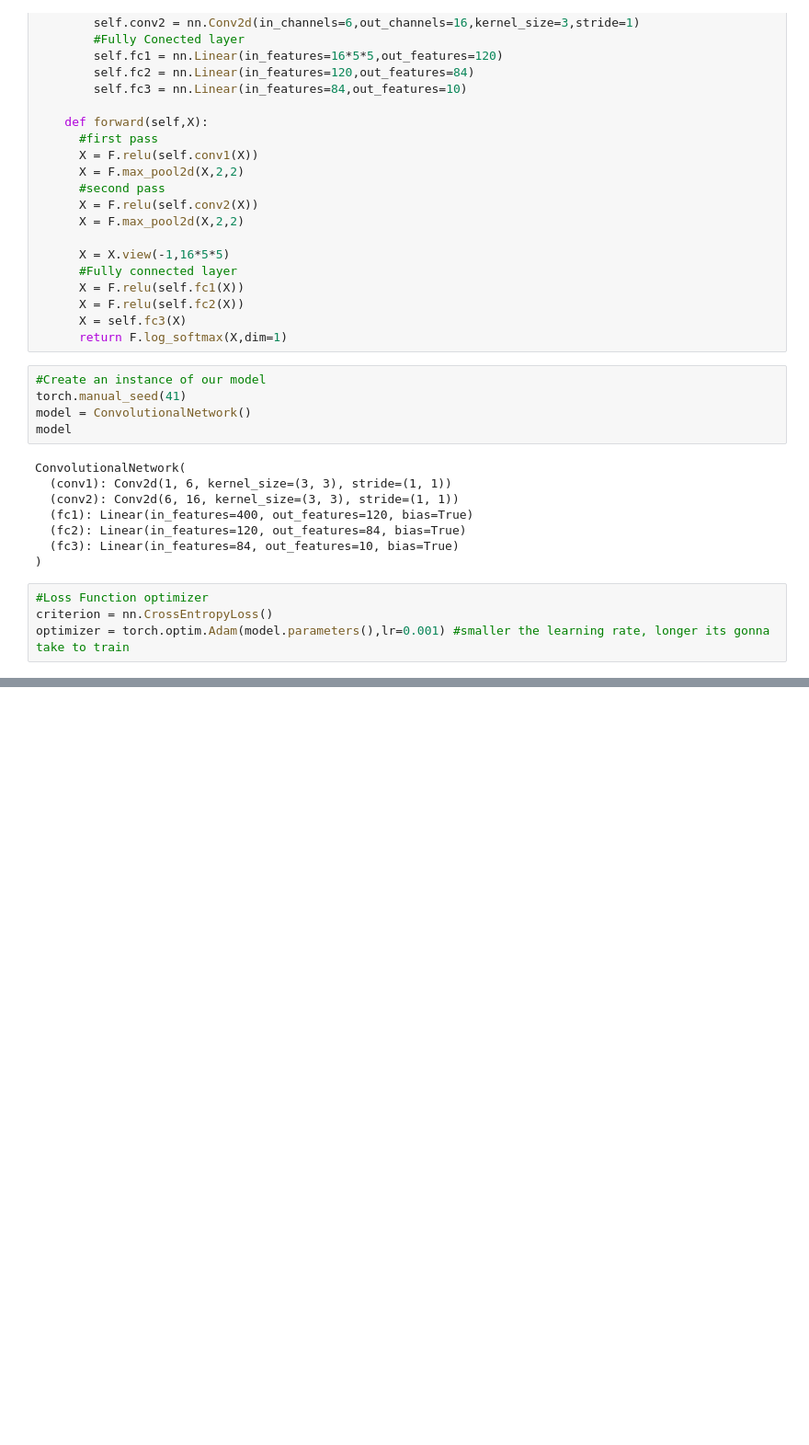
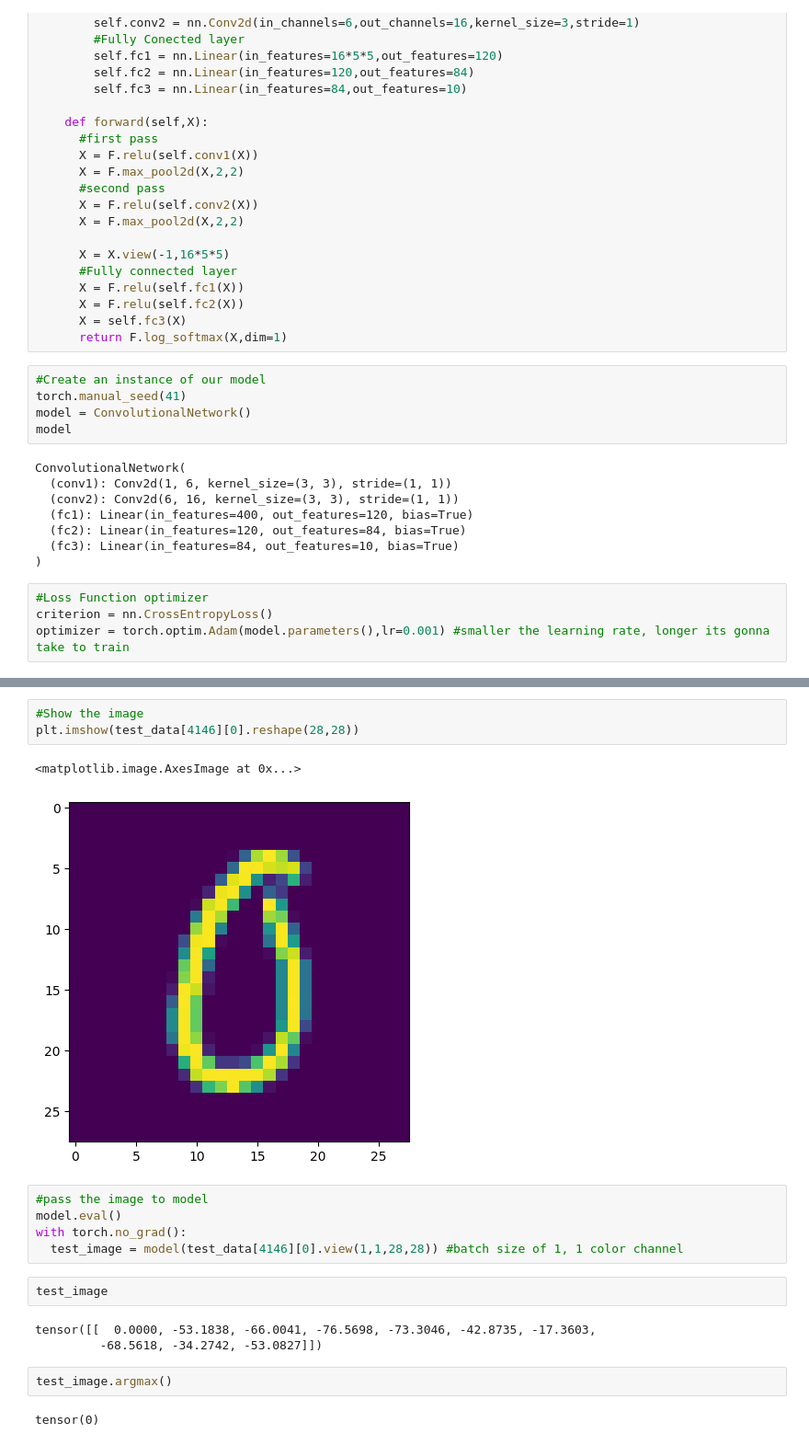
Before and after one commit to sanu00007/Deep_Learning, a Jupyter notebook: CNN_PRACTICE.ipynb, the cells around one changed output, grey strips where cells are left out. Shown: that part at 92% size. Cells and saved outputs as stored; diff of their text form; blank space fills up the shorter version.

```diff
--- a/CNN_PRACTICE.ipynb
+++ b/CNN_PRACTICE.ipynb
@@ -238,0 +346,20 @@ Training took:3.2810540795326233
+# %%
+#Show the image
+plt.imshow(test_data[4146][0].reshape(28,28))
+# %% [output]
+<matplotlib.image.AxesImage at 0x...>
+[figure, added]
+# %%
+#pass the image to model
+model.eval()
+with torch.no_grad():
+  test_image = model(test_data[4146][0].view(1,1,28,28)) #batch size of 1, 1 color channel
+# %%
+test_image
+# %% [output]
+tensor([[  0.0000, -53.1838, -66.0041, -76.5698, -73.3046, -42.8735, -17.3603,
+         -68.5618, -34.2742, -53.0827]])
+# %%
+test_image.argmax()
+# %% [output]
+tensor(0)
```
Also changed, not shown: parts of 10 cells of this notebook.
